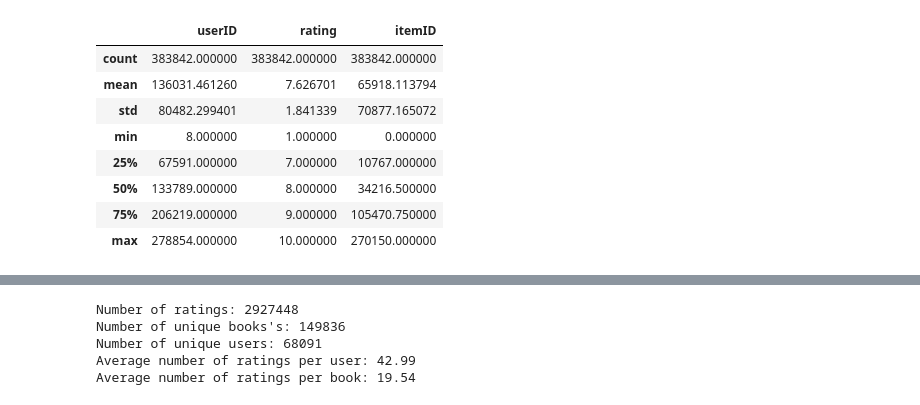
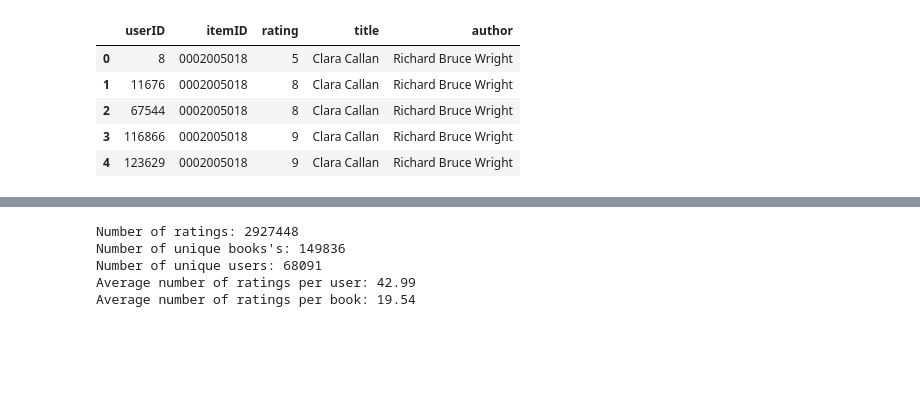
Before and after one commit to H4mz4k7/TheReadingRoom, a Jupyter notebook: DataExploration.ipynb, the cells around one changed output, grey strips where cells are left out. Saved outputs shown, nothing was run; the diff lists cells and outputs as text; code cells hidden in the pictures; blank space fills up the shorter version.

```diff
--- a/DataExploration.ipynb
+++ b/DataExploration.ipynb
@@ -7,6 +7,6 @@ import matplotlib.pyplot as plt
 import seaborn as sns
 from recommenders.datasets.python_splitters import python_stratified_split
 # %%
-rating = pd.read_csv('books_data/ratings.csv', sep=';', error_bad_lines=False, encoding="latin-1")
+ratings = pd.read_csv('books_data/ratings.csv', sep=';', error_bad_lines=False, encoding="latin-1")
 books = pd.read_csv('books_data/books.csv', sep=';', error_bad_lines=False, encoding="latin-1")
 # %% [output]
@@ -42,0 +51,5 @@ rating.describe()
+# %%
+ratings_explicit = ratings[ratings['Book-Rating'] != 0]
+sns.countplot(x="Book-Rating", data=ratings_explicit, palette="viridis")
+plt.title("Distribution of movie ratings", fontsize=14)
+plt.show()
@@ -42,0 +61,3 @@ rating.describe()
+# %%
+books_df= pd.merge(books, ratings_explicit, on='ISBN')
+books_df.head()
@@ -43,21 +71,12 @@ rating.describe()
 # %%
-books_df = pd.merge(rating, books, on='ISBN')
-books_df['itemID'] = pd.factorize(books_df['ISBN'])[0]
-books_df.rename(columns={'User-ID': 'userID', 'Book-Rating' : 'rating', 'Book-Title' : 'title', 'Book-Author' : 'author'}, inplace=True)
-cols = ['Year-Of-Publication', 'Publisher', 'ISBN', 'Image-URL-S', 'Image-URL-M', 'Image-URL-L']
-books_df.drop(cols, axis=1, inplace=True)
-books_df = books_df[books_df.rating != 0]
-
-
-
-books_df.describe()
+books_df.rename(columns = {'Book-Title':'title', 'Book-Author' : 'author', 'User-ID' : 'userID', 'Book-Rating' : 'rating','ISBN' : 'itemID'  }, inplace = True)
+books_df.drop(['Image-URL-S', 'Image-URL-M', 'Image-URL-L', 'Year-Of-Publication', 'Publisher'], axis= 1, inplace=True)
+books_df = books_df[['userID', 'itemID', 'rating', 'title', 'author']]
+books_df.head()
 # %% [output]
-|  | userID | rating | itemID |
-| count | 383842.000000 | 383842.000000 | 383842.000000 |
-| mean | 136031.461260 | 7.626701 | 65918.113794 |
-| std | 80482.299401 | 1.841339 | 70877.165072 |
-| min | 8.000000 | 1.000000 | 0.000000 |
-| 25% | 67591.000000 | 7.000000 | 10767.000000 |
-| 50% | 133789.000000 | 8.000000 | 34216.500000 |
-| 75% | 206219.000000 | 9.000000 | 105470.750000 |
-| max | 278854.000000 | 10.000000 | 270150.000000 |
+|  | userID | itemID | rating | title | author |
+| 0 | 8 | 0002005018 | 5 | Clara Callan | Richard Bruce Wright |
+| 1 | 11676 | 0002005018 | 8 | Clara Callan | Richard Bruce Wright |
+| 2 | 67544 | 0002005018 | 8 | Clara Callan | Richard Bruce Wright |
+| 3 | 116866 | 0002005018 | 9 | Clara Callan | Richard Bruce Wright |
+| 4 | 123629 | 0002005018 | 9 | Clara Callan | Richard Bruce Wright |
```
Also changed, not shown: parts of 27 cells of this notebook, 2 other files.
